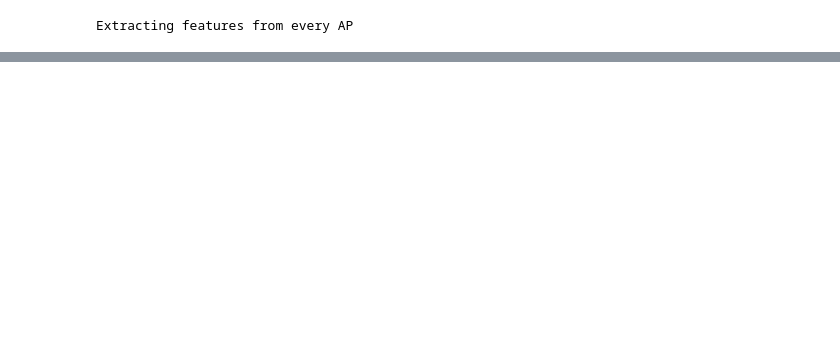
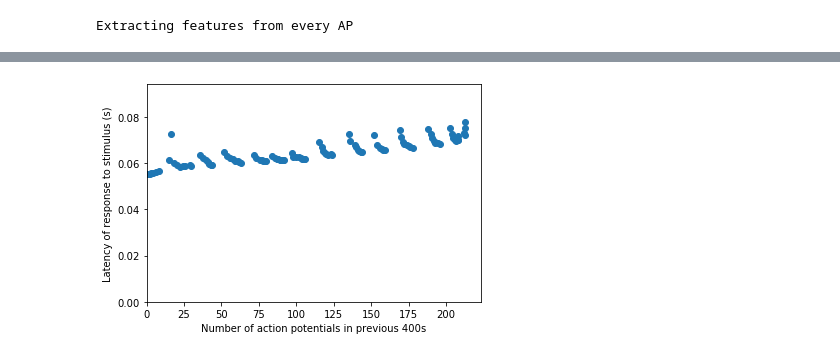
Before and after one commit to rwth-imi/openMNGlab, a Jupyter notebook: code/Interpulse-Stimulation.ipynb, the cells around one changed output, grey strips where cells are left out. Saved outputs shown, nothing was run; the diff lists cells and outputs as text; code cells hidden in the pictures; blank space fills up the shorter version.

```diff
--- a/code/Interpulse-Stimulation.ipynb
+++ b/code/Interpulse-Stimulation.ipynb
@@ -167,0 +163,18 @@ plt.show()
+# %%
+# restrict to only the "interesting" APs that we suspect as candidates
+candidate_aps = [ap for ap in actpots if ap.implied_fibre_index == 0]
+
+timeframe_len = 400
+
+spike_counts = [get_spike_count(actpot = ap, actpots = actpots, timeframe = timeframe_len, num_intervals = 1) for ap in candidate_aps]
+latencies = [ap.features["latency"] for ap in candidate_aps]
+
+plt.figure()
+plt.scatter(spike_counts, latencies)
+plt.xlabel("Number of action potentials in previous " + str(timeframe_len) + "s")
+plt.ylabel("Latency of response to stimulus (s)")
+plt.gca().set_ylim(ymin=0)
+plt.gca().set_xlim(xmin=0)
+plt.show()
+# %% [output]
+[figure, added]
```
Also changed, not shown: parts of 6 cells of this notebook, 1 other file.
